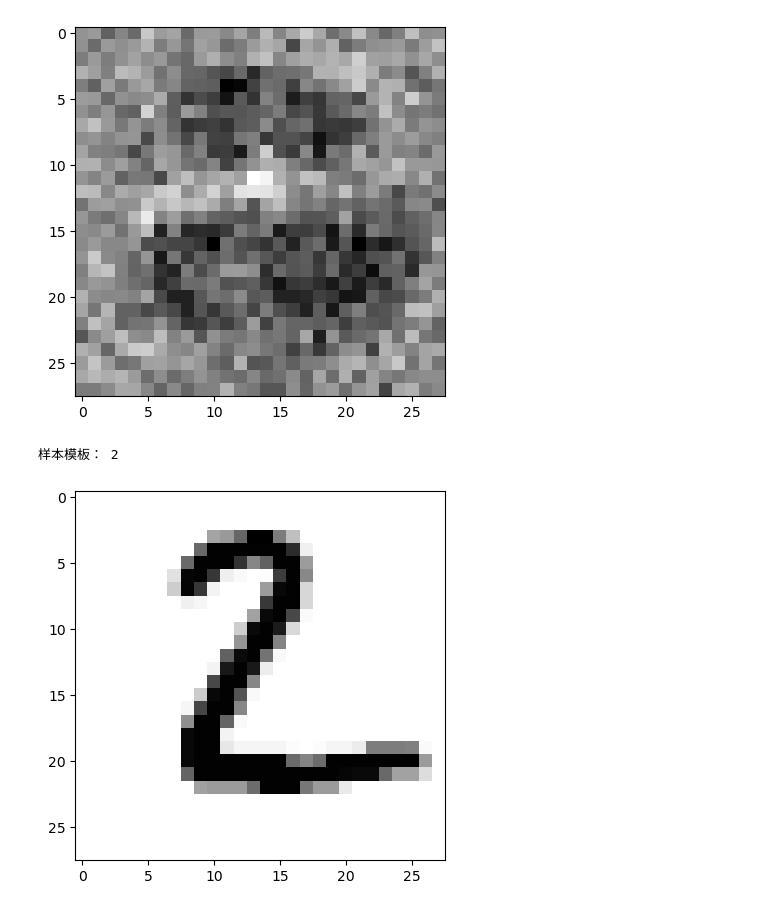
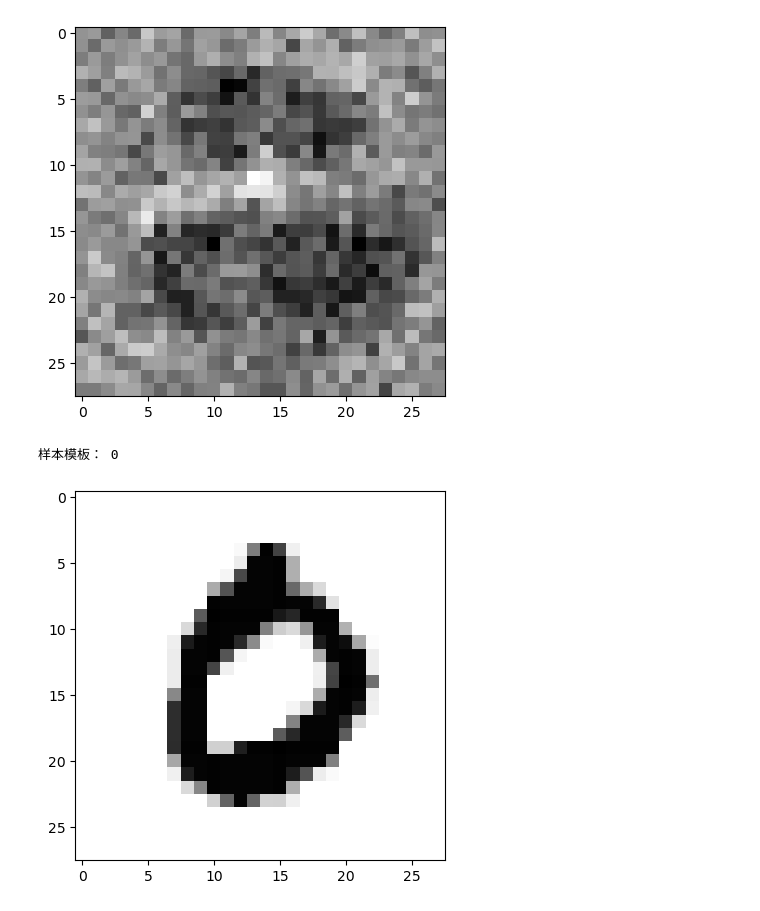
Before and after one commit to zpf2617/zpf2617, a Jupyter notebook: AIpytest.ipynb, the cells around one changed output. Saved outputs shown, nothing was run; the diff lists cells and outputs as text; code cells hidden in the pictures.

```diff
--- a/AIpytest.ipynb
+++ b/AIpytest.ipynb
@@ -276,30 +276,30 @@ performance = 0.9725
 # %%
 #把MNIST数据csv格式绘制成图片，方便目测检查结果
 import numpy
 import matplotlib.pyplot    #把csv格式的MNIST数据显示出来
 # import maplotlib.pyplot
 #装饰器，只用matplotlib.pyplot 绘图，装饰器后面不能加注释
 %matplotlib inline
 
 #一次性读取文件
 data_file = open("C:/mnist_test_100.csv",'r')
 
 # data_file = open("C:/myMNIST.csv",'r')    #自建的MNIST样本
 data_list = data_file.readlines()
 data_file.close()
 #数据集第n条数据（从1开始）第n行
 
 #调整这个行数来显示
-n=9
+n=4
 
 all_values=data_list[n-1].split(",")
 image_array=numpy.asfarray(all_values[1:]).reshape(28,28)
 matplotlib.pyplot.imshow(image_array,cmap="Greys",interpolation='None')
 
 print("样本模板：",all_values[0])
 # %% [output]
-样本模板： 2
+样本模板： 0
-[figure, old version]
+[figure, new version]
 # %%
 #生成自己的MNIST验证样本数据
 #1首先准备图片，在photoshop里面新建保存28*28像素的JPG白底黑字jPG格式，surface pen手写数字，可以用动作录制更快，放在一个文件夹里批量读取，注：文件名要有图片内容的标签，标记标签
```
Also changed, not shown: 4 other files.
